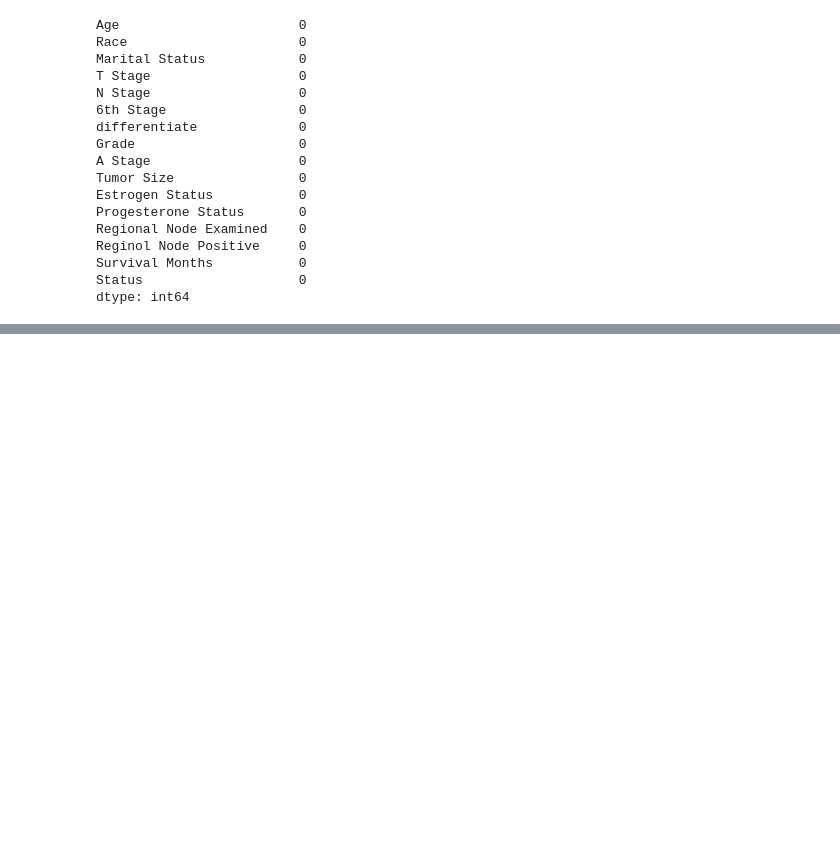
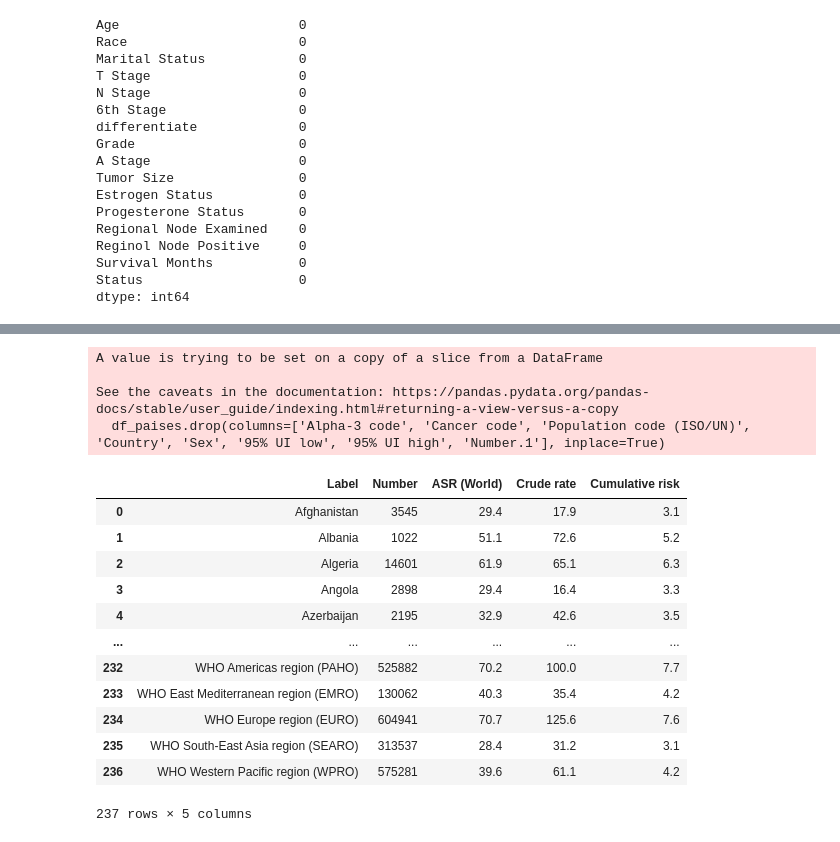
Before and after one commit to Adalab/proyect-da-promo-47-modulo-4-team-4, a Jupyter notebook: proyecto_cancer.ipynb, the cells around one changed output, grey strips where cells are left out. Drawn from its saved outputs; the diff is of its cells as text; code cells hidden in the pictures; blank space fills up the shorter version.

```diff
--- a/proyecto_cancer.ipynb
+++ b/proyecto_cancer.ipynb
@@ -46,0 +194,22 @@ df_limpio = pd.read_csv('Breast_Cancer_Limpio.csv')
+# %%
+# Borramos las columnas que no necesitamos
+df_paises.drop(columns=['Alpha-3 code', 'Cancer code', 'Population code (ISO/UN)', 'Country', 'Sex', '95% UI low', '95% UI high', 'Number.1'], inplace=True)
+df_paises
+# %% [output]
+A value is trying to be set on a copy of a slice from a DataFrame
+
+See the caveats in the documentation: https://pandas.pydata.org/pandas-docs/stable/user_guide/indexing.html#returning-a-view-versus-a-copy
+  df_paises.drop(columns=['Alpha-3 code', 'Cancer code', 'Population code (ISO/UN)', 'Country', 'Sex', '95% UI low', '95% UI high', 'Number.1'], inplace=True)
+|  | Label | Number | ASR (World) | Crude rate | Cumulative risk |
+| 0 | Afghanistan | 3545 | 29.4 | 17.9 | 3.1 |
+| 1 | Albania | 1022 | 51.1 | 72.6 | 5.2 |
+| 2 | Algeria | 14601 | 61.9 | 65.1 | 6.3 |
+| 3 | Angola | 2898 | 29.4 | 16.4 | 3.3 |
+| 4 | Azerbaijan | 2195 | 32.9 | 42.6 | 3.5 |
+| ... | ... | ... | ... | ... | ... |
+| 232 | WHO Americas region (PAHO) | 525882 | 70.2 | 100.0 | 7.7 |
+| 233 | WHO East Mediterranean region (EMRO) | 130062 | 40.3 | 35.4 | 4.2 |
+| 234 | WHO Europe region (EURO) | 604941 | 70.7 | 125.6 | 7.6 |
+| 235 | WHO South-East Asia region (SEARO) | 313537 | 28.4 | 31.2 | 3.1 |
+| 236 | WHO Western Pacific region (WPRO) | 575281 | 39.6 | 61.1 | 4.2 |
+237 rows × 5 columns
```
Also changed, not shown: parts of 15 cells of this notebook, 6 other files.
